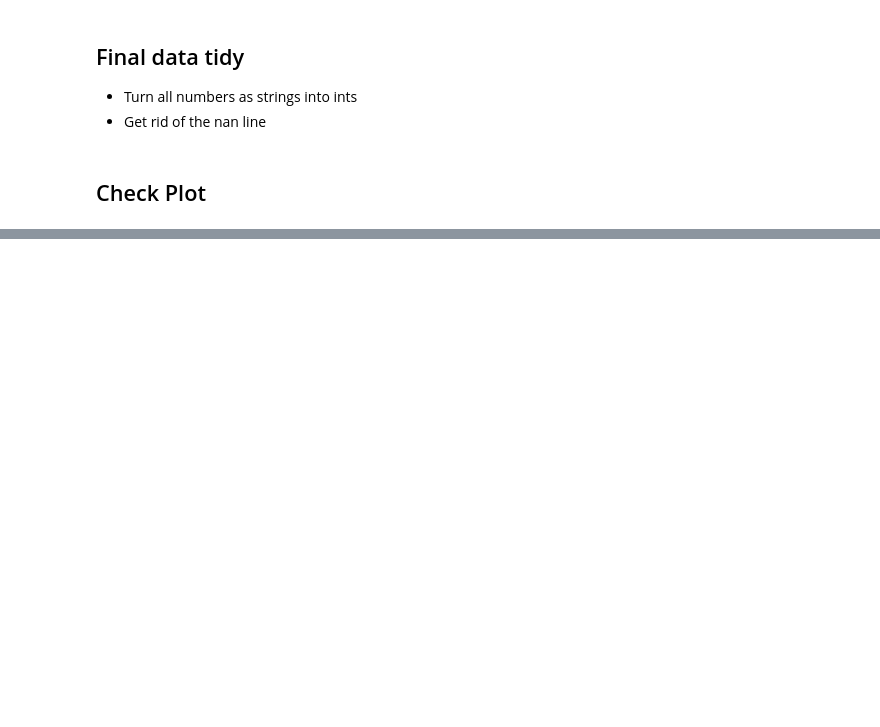
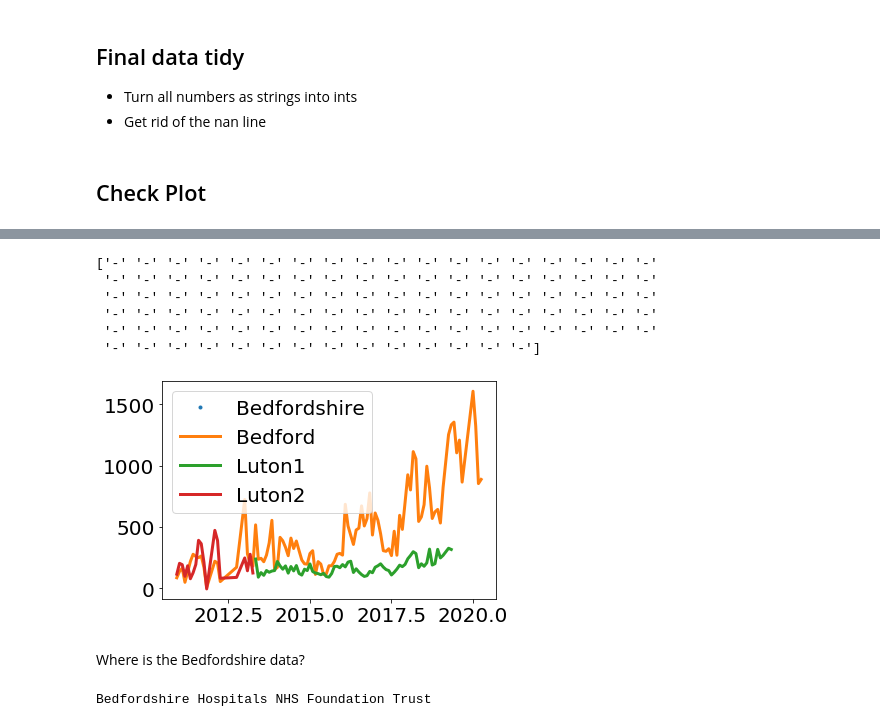
Before and after one commit to HowsMyNHS/NHSdata, a Jupyter notebook: NhsEngWaiting.ipynb, the cells around one changed output, grey strips where cells are left out. Cells and saved outputs as stored; diff of their text form; code cells hidden in the pictures; blank space fills up the shorter version.

Commit message:
Saved list of Trust names to help recover data from mergered trusts

```diff
--- a/NhsEngWaiting.ipynb
+++ b/NhsEngWaiting.ipynb
@@ -139,7 +139,7 @@ tempfile = open('tempfile.xls', 'wb')
 tempfile.write(resp.content)
 tempfile.close()
 sheet = pd.read_excel('tempfile.xls', sheet_name=0, skiprows=15, usecols="A,B,C,D,E,F,G,H,I,J,K,L,M,N")
-allNames = sheet['Name'].values
+allNames = np.load("AllNames.npy", allow_pickle=True) #sheet['Name'].values
 
 attendences2 = np.zeros((len(allNames), len(data)),dtype=object)
 attendences2[:,:] = '-'
@@ -211,9 +211,15 @@ for i, name in enumerate(data):
             num_waiting = all_over4hours[names==fname]
             over4hours[:,i][allNames==fname] = num_waiting
         else:
-            if fname not in missing:
-                missing.append(fname)
-                #print(fname)
+            #print("Error: {} not found".format(fname))
+            pass
+
+    # checking for missing names
+    for test_name in names:
+        if test_name not in allNames and test_name not in missing:
+            #print("Error: {} has no home".format(test_name))
+            missing.append(test_name)
+
     # Get cell containing the data period
     sheet = pd.read_excel('tempfile.xls', sheet_name=0, skiprows=5, usecols="C")
     period = sheet.columns[0]
@@ -372,0 +379,5 @@ data
+# %%
+bedford = 'Bedford Hospital NHS Trust'
+Luton1 = 'Luton And Dunstable University Hospital NHS Foundation Trust'
+Luton2 = 'Luton And Dunstable Hospital NHS Foundation Trust'
+test = np.concatenate((allNames, [bedford], [Luton1], [Luton2]), axis = 0)
@@ -372,0 +386,41 @@ data
+# %%
+Bedfordshire = "Bedfordshire Hospitals NHS Foundation Trust"
+test_data = final_over4hours[allNames == Bedfordshire][0]
+print(test_data)
+mask = test_data != '-'
+waiting = test_data[mask]
+plt.plot(months[mask], waiting,'.', lw=3, label = "Bedfordshire")
+
+test_data = final_over4hours[allNames == bedford][0]
+mask = test_data != '-'
+waiting = test_data[mask]
+plt.plot(months[mask], waiting,'-', lw=3, label = "Bedford")
+
+test_data = final_over4hours[allNames == Luton1][0]
+mask = test_data != '-'
+waiting = test_data[mask]
+plt.plot(months[mask], waiting,'-', lw=3, label = "Luton1")
+
+test_data = final_over4hours[allNames == Luton2][0]
+mask = test_data != '-'
+waiting = test_data[mask]
+plt.plot(months[mask], waiting,'-', lw=3, label = "Luton2")
+
+plt.legend(loc=2)
+plt.show()
+# %% [output]
+['-' '-' '-' '-' '-' '-' '-' '-' '-' '-' '-' '-' '-' '-' '-' '-' '-' '-'
+ '-' '-' '-' '-' '-' '-' '-' '-' '-' '-' '-' '-' '-' '-' '-' '-' '-' '-'
+ '-' '-' '-' '-' '-' '-' '-' '-' '-' '-' '-' '-' '-' '-' '-' '-' '-' '-'
+ '-' '-' '-' '-' '-' '-' '-' '-' '-' '-' '-' '-' '-' '-' '-' '-' '-' '-'
+ '-' '-' '-' '-' '-' '-' '-' '-' '-' '-' '-' '-' '-' '-' '-' '-' '-' '-'
+ '-' '-' '-' '-' '-' '-' '-' '-' '-' '-' '-' '-' '-' '-']
+[figure, added]
+# %% [markdown]
+Where is the Bedfordshire data?
+# %%
+for name in allNames[1:]:
+    if "Bedfordshire" in name:
+        print(name)
+# %% [output]
+Bedfordshire Hospitals NHS Foundation Trust
```
Also changed, not shown: parts of 6 cells of this notebook, 1 other file.
